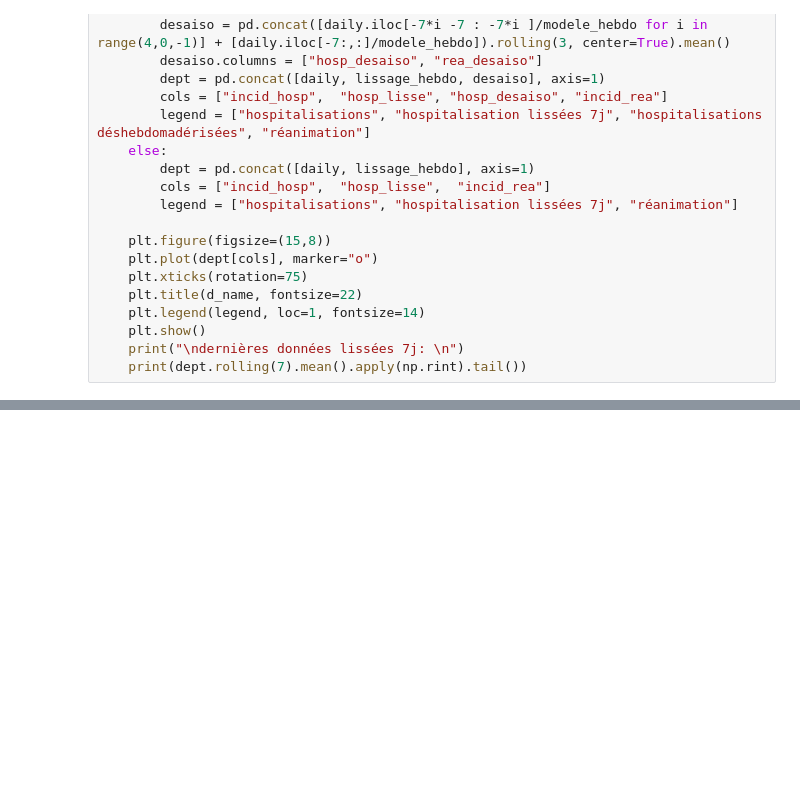
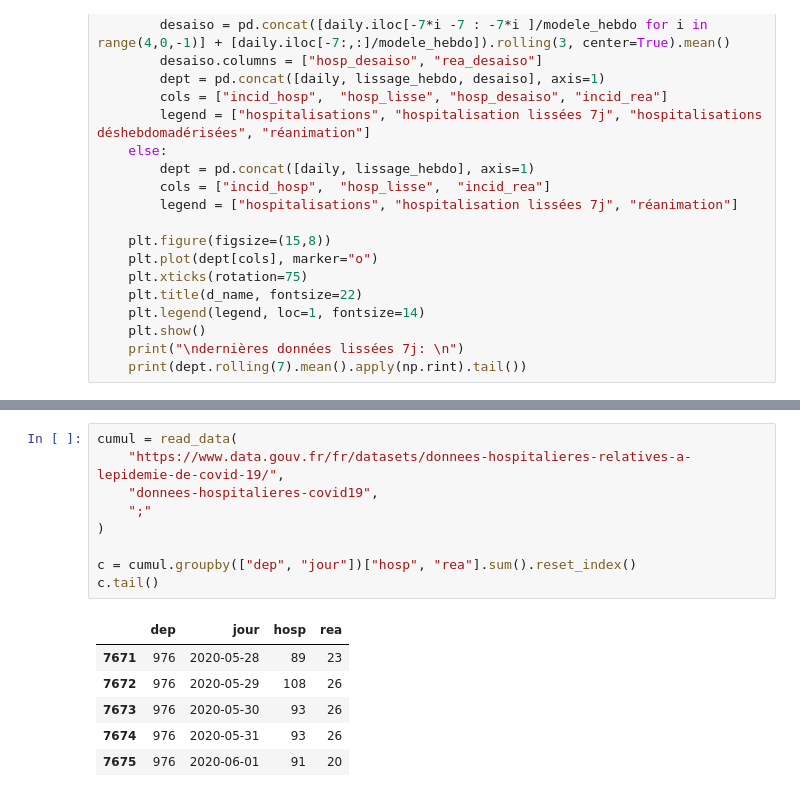
Before and after one commit to paulantoine/covid_dept, a Jupyter notebook: covid.ipynb, the cells around one changed output, grey strips where cells are left out. Saved outputs shown, nothing was run; the diff lists cells and outputs as text; blank space fills up the shorter version.

```diff
--- a/covid.ipynb
+++ b/covid.ipynb
@@ -255,0 +282,16 @@ jour
+# %%
+cumul = read_data(
+    "https://www.data.gouv.fr/fr/datasets/donnees-hospitalieres-relatives-a-lepidemie-de-covid-19/",
+    "donnees-hospitalieres-covid19",
+    ";"
+)
+
+c = cumul.groupby(["dep", "jour"])["hosp", "rea"].sum().reset_index()
+c.tail()
+# %% [output]
+|  | dep | jour | hosp | rea |
+| 7671 | 976 | 2020-05-28 | 89 | 23 |
+| 7672 | 976 | 2020-05-29 | 108 | 26 |
+| 7673 | 976 | 2020-05-30 | 93 | 26 |
+| 7674 | 976 | 2020-05-31 | 93 | 26 |
+| 7675 | 976 | 2020-06-01 | 91 | 20 |
```
Also changed, not shown: parts of 13 cells of this notebook.
